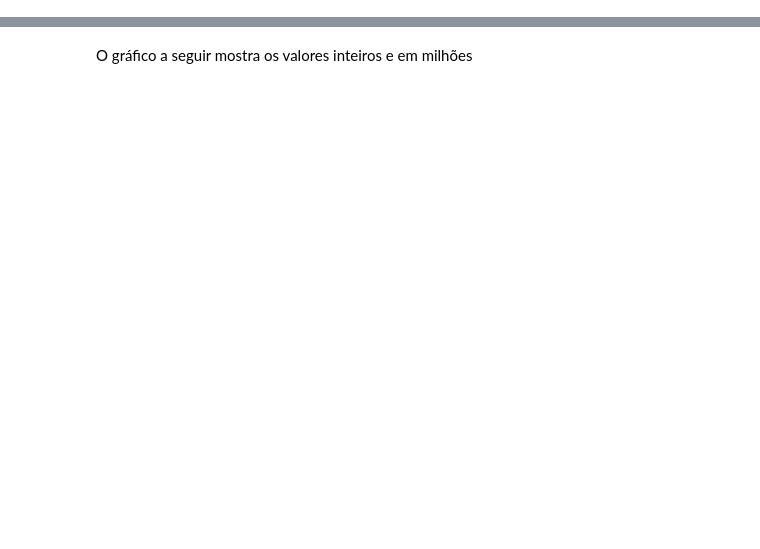
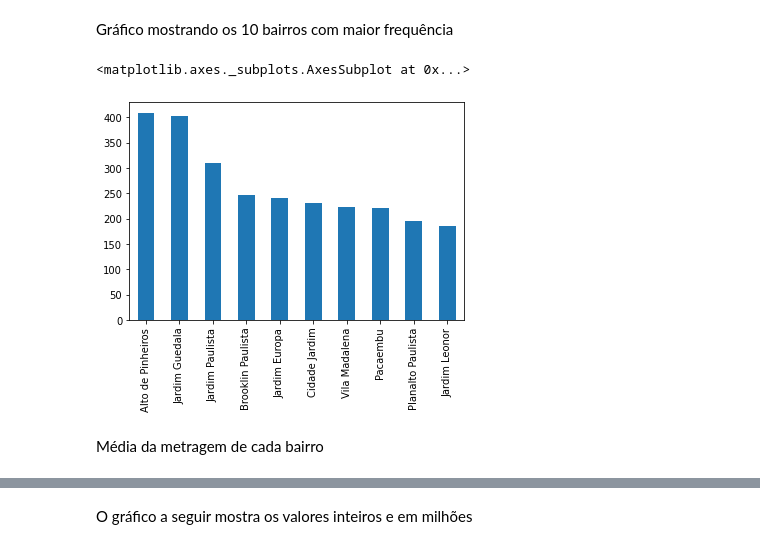
Before and after one commit to CaioPinho9/data-science, a Jupyter notebook: dados.ipynb, the cells around one changed output, grey strips where cells are left out. Drawn from its saved outputs; the diff is of its cells as text; code cells hidden in the pictures; blank space fills up the shorter version.

```diff
--- a/dados.ipynb
+++ b/dados.ipynb
@@ -4,0 +85,10 @@ dados = pd.read_csv(url)
+# %% [markdown]
+Gráfico mostrando os 10 bairros com maior frequência
+# %%
+n_imoveis_bairro = dados["Bairro"].value_counts()
+n_imoveis_bairro.head(10).plot.bar()
+# %% [output]
+<matplotlib.axes._subplots.AxesSubplot at 0x...>
+[figure, added]
+# %% [markdown]
+Média da metragem de cada bairro
```
Also changed, not shown: parts of 46 cells of this notebook.
